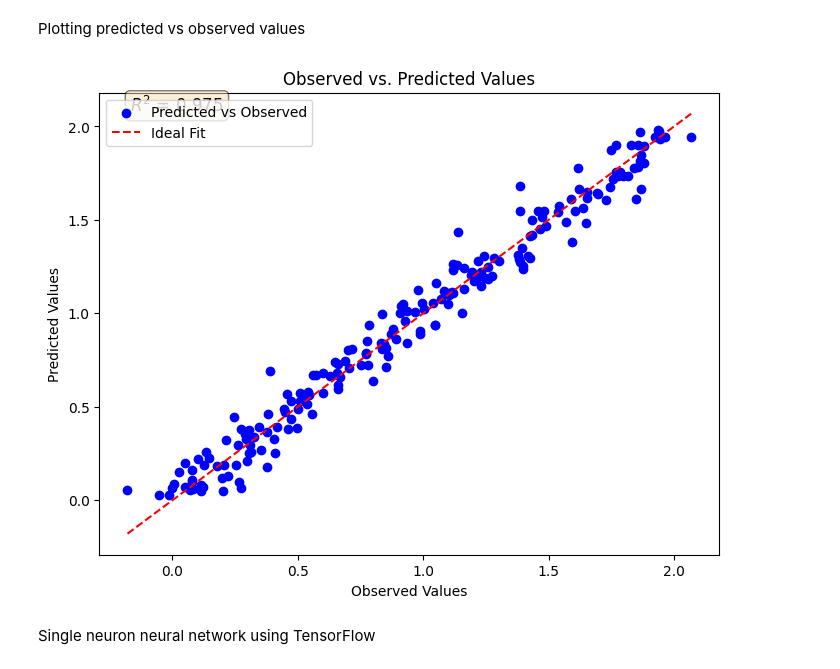
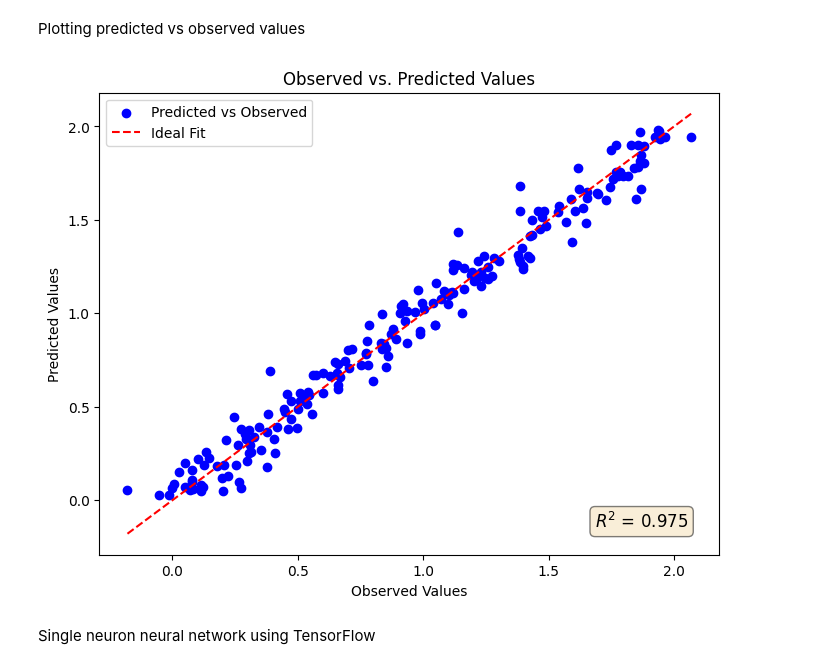
Before and after one commit to aditya-kuls/Portfolio_Projects, a Jupyter notebook: Linear Regression/LR_script.ipynb, the cells around one changed output. Cells and saved outputs as stored; diff of their text form; code cells hidden in the pictures.

Commit message:
Fixing annotation on the graph

```diff
--- a/Linear Regression/LR_script.ipynb
+++ b/Linear Regression/LR_script.ipynb
@@ -64,21 +64,23 @@ Plotting predicted vs observed values
 # %%
 import matplotlib.pyplot as plt
 
 # Plotting the predicted vs observed values
 plt.figure(figsize=(8, 6))
 plt.scatter(y_test, y_pred, color='blue', label='Predicted vs Observed')
 plt.plot([min(y_test), max(y_test)], [min(y_test), max(y_test)], color='red', linestyle='--', label='Ideal Fit')
 plt.xlabel('Observed Values')
 plt.ylabel('Predicted Values')
 plt.title('Observed vs. Predicted Values')
 
-# Annotate the R2 score on the plot
-plt.annotate(f'$R^2$ = {r2:.3f}', xy=(0.05, 0.95), xycoords='axes fraction', fontsize=12,
-             horizontalalignment='left', verticalalignment='top', bbox=dict(boxstyle='round', facecolor='wheat', alpha=0.5))
+# Annotate the R2 score at the bottom-left of the plot
+plt.annotate(f'$R^2$ = {r2:.3f}', xy=(0.95, 0.05), xycoords='axes fraction', fontsize=12,
+             horizontalalignment='right', verticalalignment='bottom',
+             bbox=dict(boxstyle='round', facecolor='wheat', alpha=0.5))
+
 plt.legend()
 plt.show()
 # %% [output]
-[figure, old version]
+[figure, new version]
 # %% [markdown]
 Single neuron neural network using TensorFlow
 # %%
```
